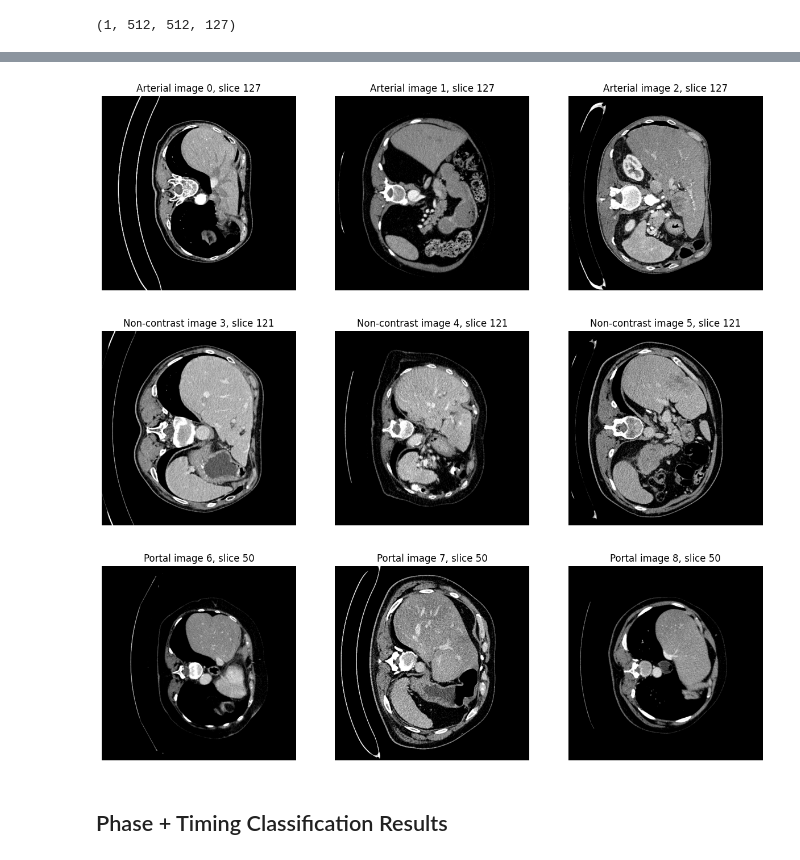
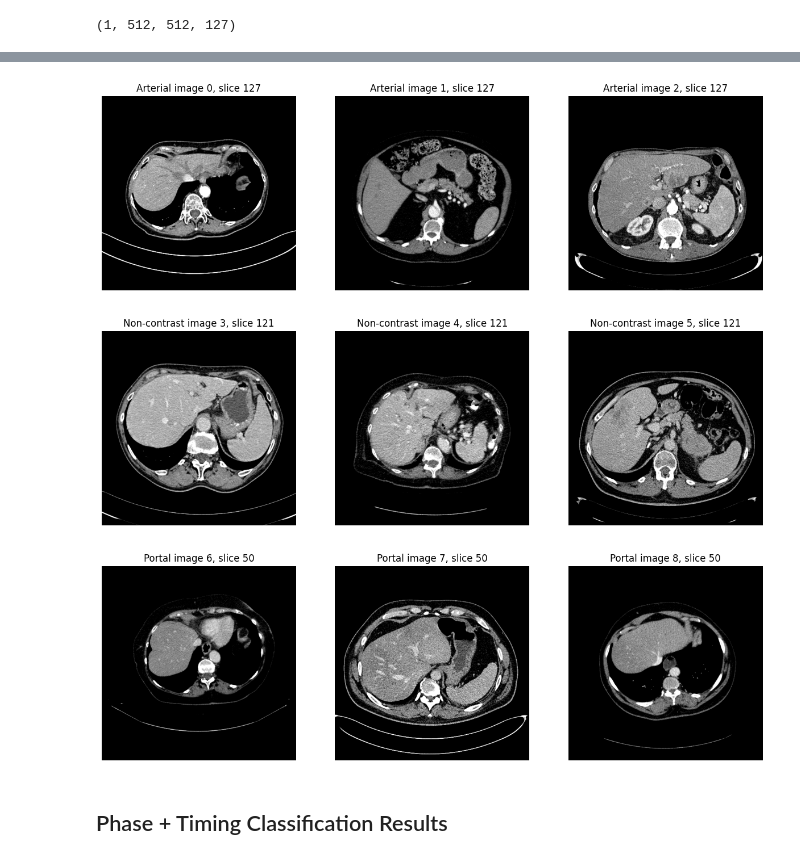
Before and after one commit to ljestaciocerquin/contrast_phase, a Jupyter notebook: total_seg.ipynb, the cells around one changed output, grey strips where cells are left out. Cells and saved outputs as stored; diff of their text form; code cells hidden in the pictures.

```diff
--- a/total_seg.ipynb
+++ b/total_seg.ipynb
@@ -280,7 +260,7 @@ from monai.transforms import LoadImage, EnsureChannelFirst
 samples = (misclassified.groupby("contrast")
            .apply(lambda x: x.sample(n=min(3, len(x)), random_state=42))
            .reset_index()
-                   )[['file', 'is_liver_imaged', 'contrast', 'TS_contrast', 'high_signal_to_noise',
+                   )[['file', 'is_liver_imaged', 'contrast', 'TS_contrast', 'phase', 'high_signal_to_noise',
                 'metal_artifacts','AcquisitionTime', 'ProtocolName']]
 
 
@@ -338,42 +306,40 @@ phases
 # %%
 def show_slices_per_class(images, center=50, width=300):
-    import matplotlib.pyplot as plt
-    import numpy as np
 
     def window_ct(img, center, width):
         low = center - width/2
         high = center + width/2
         return img.clip(low, high)
 
 
     class_ranges = {
         "Arterial": range(0, 3),
         "Non-contrast": range(3, 6),
         "Portal": range(6, 9)
     }
 
     for cls_name, indices in class_ranges.items():
 
         z = int(np.mean([images[i].shape[3] for i in indices])) - 30
         if cls_name == 'Portal':
             z = 50
         else:
             z = int(np.mean([images[i].shape[3] for i in indices])) - 30
 
         plt.figure(figsize=(15,5))
         for j, i in enumerate(indices):
             img = images[i][0, :, :, z]
             plt.subplot(1, 3, j+1)
-            plt.imshow(window_ct(img, center, width), cmap="gray")
+            plt.imshow(np.rot90(window_ct(img, center, width),k=1), cmap="gray")
             plt.title(f"{cls_name} image {i}, slice {z}")
             plt.axis("off")
         plt.show()
 
 show_slices_per_class(misclass_images)
 # %% [output]
-[figure, old version]
+[figure, new version]
-[figure, old version]
+[figure, new version]
-[figure, old version]
+[figure, new version]
 # %% [markdown]
 ## Phase + Timing Classification Results
 # %%
```
Also changed, not shown: parts of 26 cells of this notebook.
